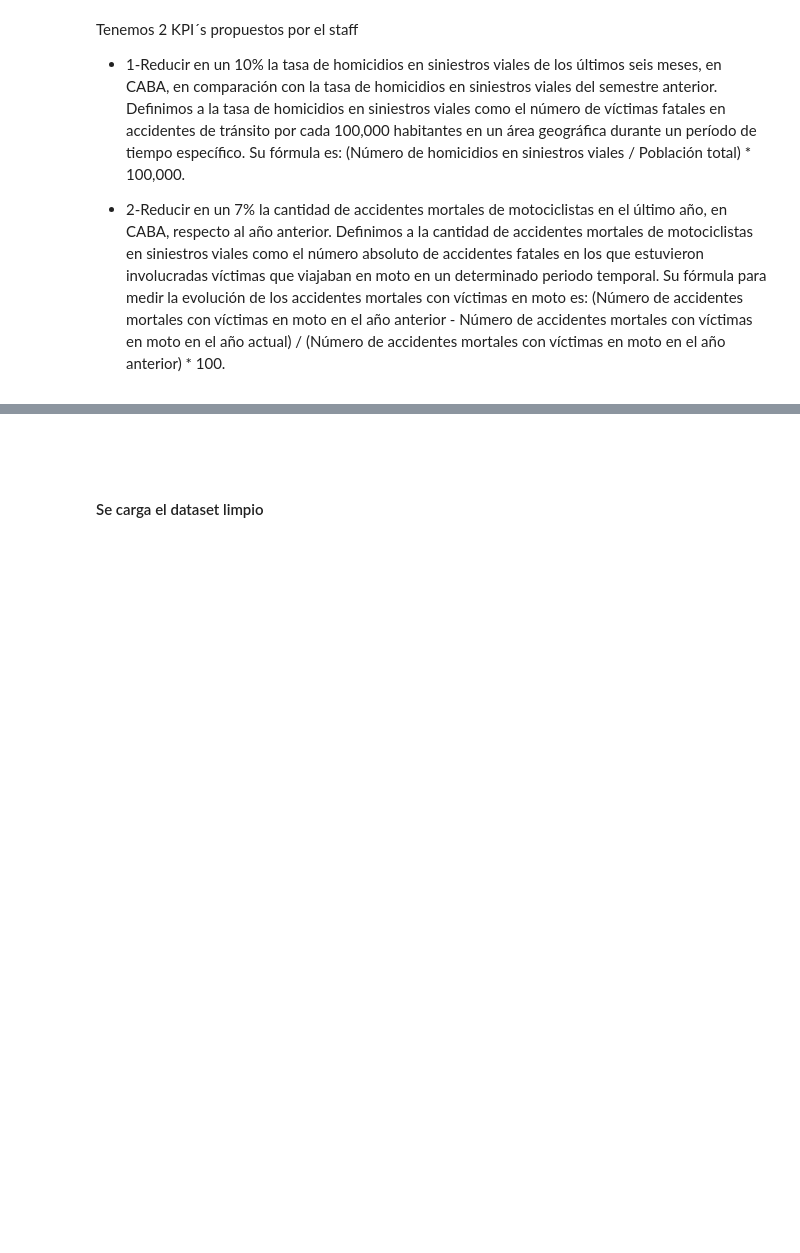
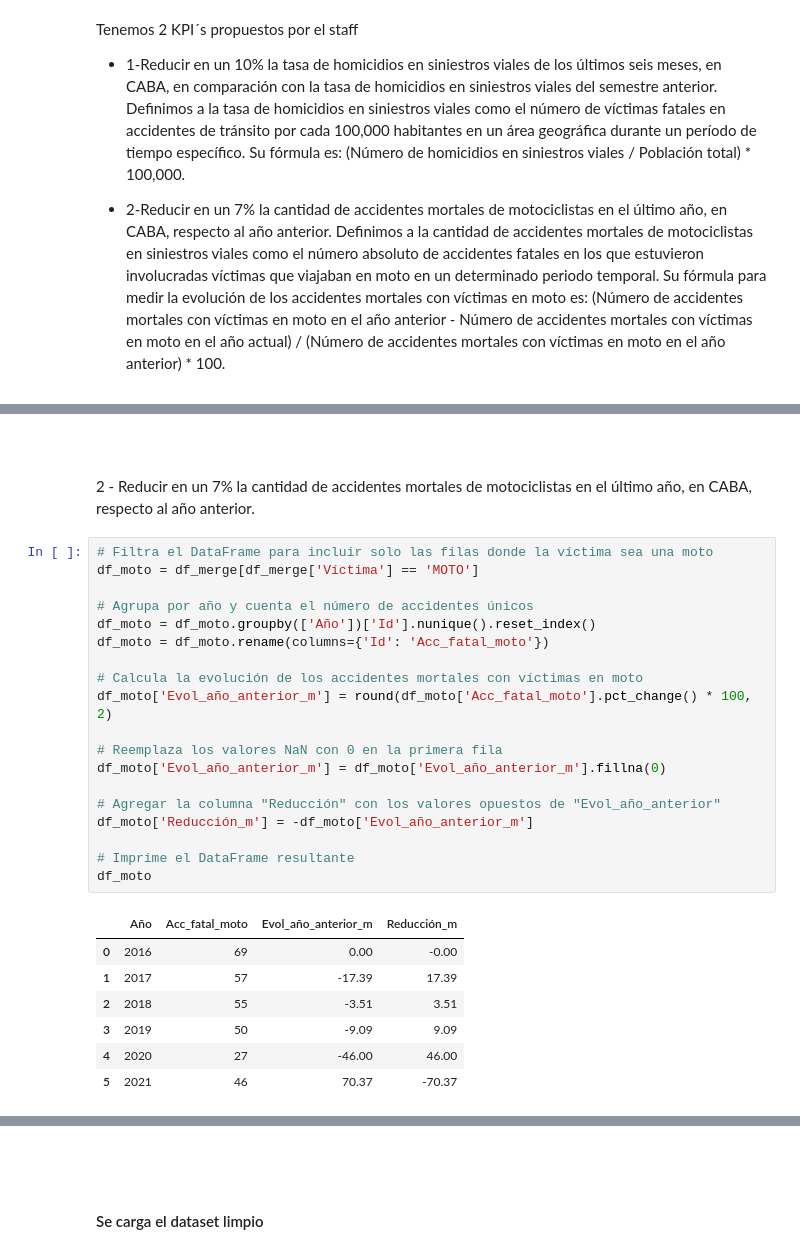
Before and after one commit to SebitaElGordito/PI_02_siniestros_viales, a Jupyter notebook: EDA.ipynb, the cells around one changed output, grey strips where cells are left out. Saved outputs shown, nothing was run; the diff lists cells and outputs as text; blank space fills up the shorter version.

```diff
--- a/EDA.ipynb
+++ b/EDA.ipynb
@@ -346,0 +441,32 @@ Tenemos un 3er KPI propuesto por nosotros
+# %% [markdown]
+<br>
+<br>
+
+2 - Reducir en un 7% la cantidad de accidentes mortales de motociclistas en el último año, en CABA, respecto al año anterior.
+# %%
+# Filtra el DataFrame para incluir solo las filas donde la víctima sea una moto
+df_moto = df_merge[df_merge['Víctima'] == 'MOTO']
+
+# Agrupa por año y cuenta el número de accidentes únicos
+df_moto = df_moto.groupby(['Año'])['Id'].nunique().reset_index()
+df_moto = df_moto.rename(columns={'Id': 'Acc_fatal_moto'})
+
+# Calcula la evolución de los accidentes mortales con víctimas en moto
+df_moto['Evol_año_anterior_m'] = round(df_moto['Acc_fatal_moto'].pct_change() * 100, 2)
+
+# Reemplaza los valores NaN con 0 en la primera fila
+df_moto['Evol_año_anterior_m'] = df_moto['Evol_año_anterior_m'].fillna(0)
+
+# Agregar la columna "Reducción" con los valores opuestos de "Evol_año_anterior"
+df_moto['Reducción_m'] = -df_moto['Evol_año_anterior_m']
+
+# Imprime el DataFrame resultante
+df_moto
+# %% [output]
+|  | Año | Acc_fatal_moto | Evol_año_anterior_m | Reducción_m |
+| 0 | 2016 | 69 | 0.00 | -0.00 |
+| 1 | 2017 | 57 | -17.39 | 17.39 |
+| 2 | 2018 | 55 | -3.51 | 3.51 |
+| 3 | 2019 | 50 | -9.09 | 9.09 |
+| 4 | 2020 | 27 | -46.00 | 46.00 |
+| 5 | 2021 | 46 | 70.37 | -70.37 |
```
Also changed, not shown: parts of 25 cells of this notebook, 11 other files.
